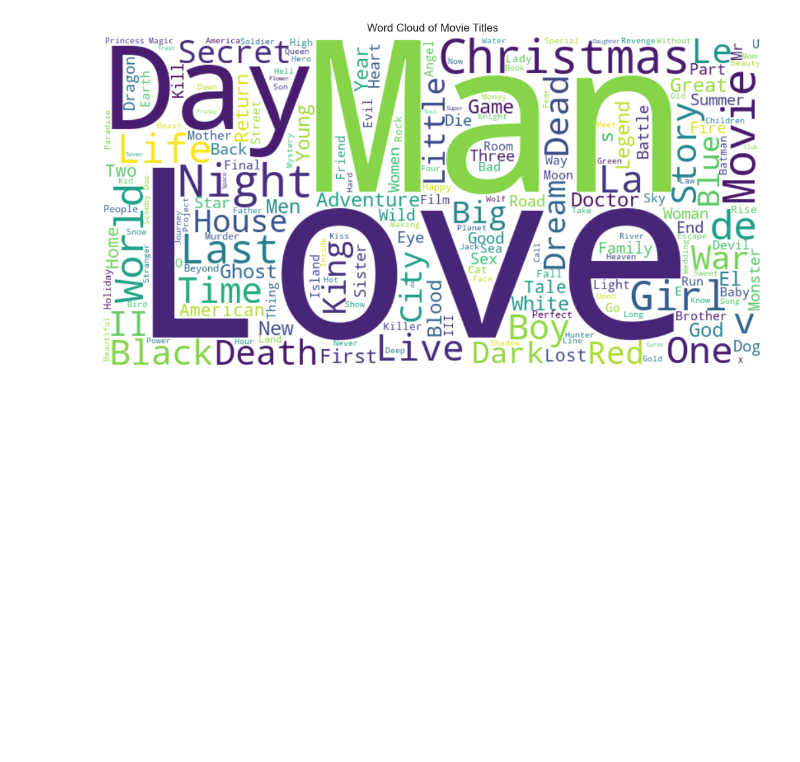
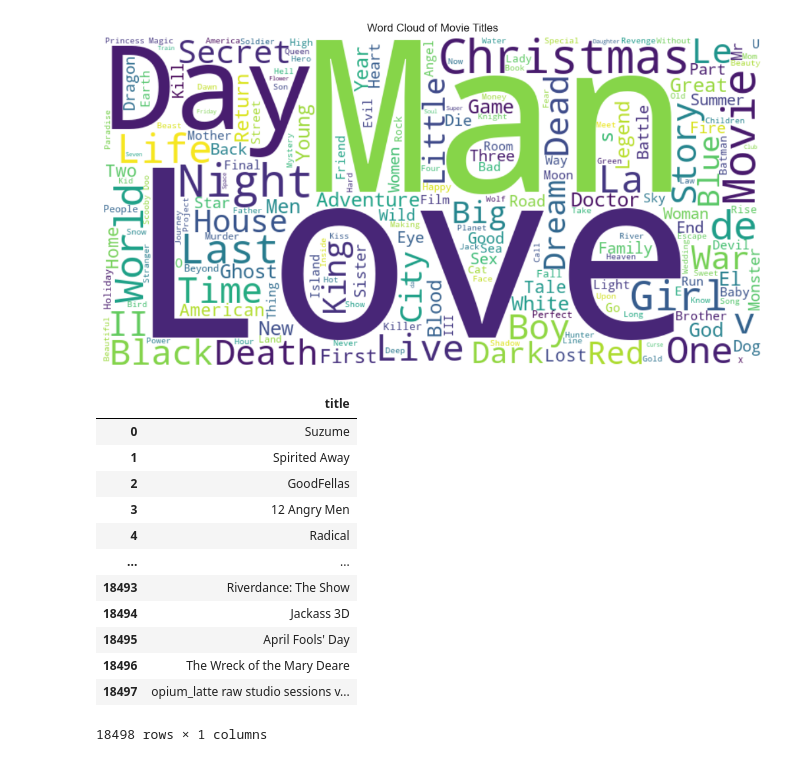
Before and after one commit to ConnActivity/MovieVerse, a Jupyter notebook: eda/first_eda.ipynb, the cells around one changed output. Drawn from its saved outputs; the diff is of its cells as text; code cells hidden in the pictures; blank space fills up the shorter version.

```diff
--- a/eda/first_eda.ipynb
+++ b/eda/first_eda.ipynb
@@ -405,3 +405,19 @@ plt.title('Word Cloud of Movie Titles')
 plt.show()
 # %% [output]
 [figure]
+# %%
+movie_titles_df
+# %% [output]
+|  | title |
+| 0 | Suzume |
+| 1 | Spirited Away |
+| 2 | GoodFellas |
+| 3 | 12 Angry Men |
+| 4 | Radical |
+| ... | ... |
+| 18493 | Riverdance: The Show |
+| 18494 | Jackass 3D |
+| 18495 | April Fools' Day |
+| 18496 | The Wreck of the Mary Deare |
+| 18497 | opium_latte raw studio sessions v... |
+18498 rows × 1 columns
```
Also changed, not shown: parts of 1 cell of this notebook.
